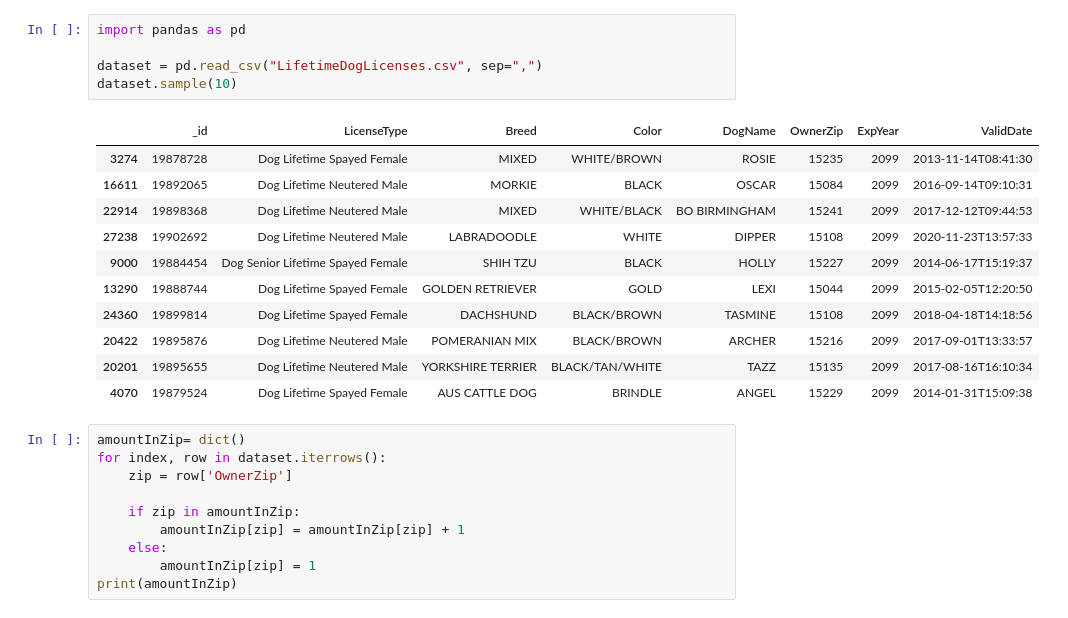
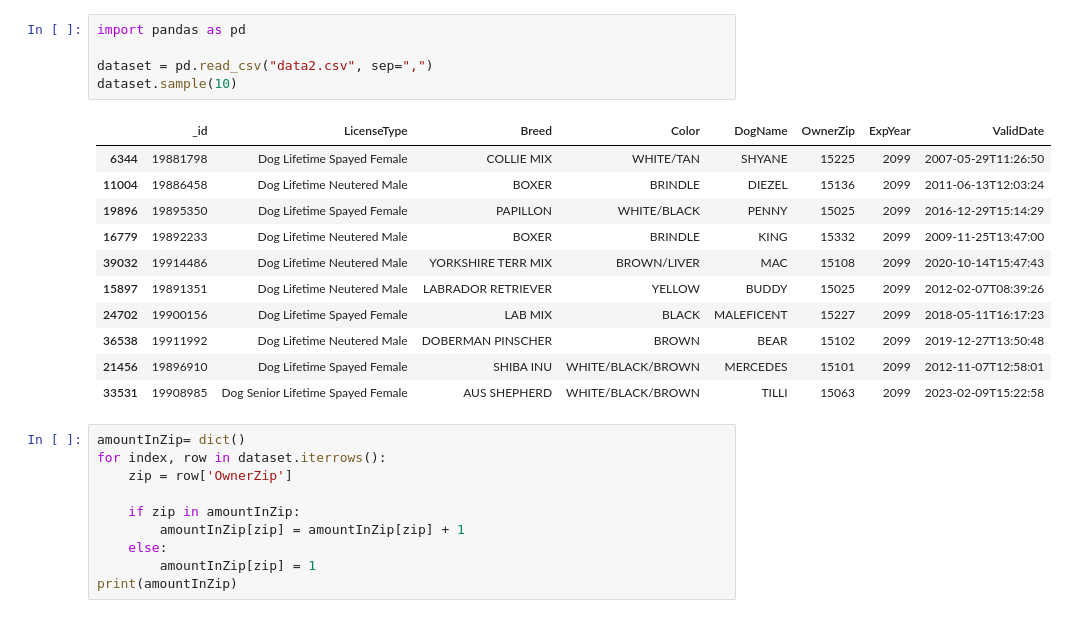
Before and after one commit to avacarragher/Final-Project, a Jupyter notebook: submetric2.ipynb, the cells around one changed output. Saved outputs shown, nothing was run; the diff lists cells and outputs as text.

```diff
--- a/submetric2.ipynb
+++ b/submetric2.ipynb
@@ -1,20 +1,20 @@
 # %%
 import pandas as pd
 
-dataset = pd.read_csv("LifetimeDogLicenses.csv", sep=",")
+dataset = pd.read_csv("data2.csv", sep=",")
 dataset.sample(10)
 # %% [output]
 |  | _id | LicenseType | Breed | Color | DogName | OwnerZip | ExpYear | ValidDate |
-| 3274 | 19878728 | Dog Lifetime Spayed Female | MIXED | WHITE/BROWN | ROSIE | 15235 | 2099 | 2013-11-14T08:41:30 |
-| 16611 | 19892065 | Dog Lifetime Neutered Male | MORKIE | BLACK | OSCAR | 15084 | 2099 | 2016-09-14T09:10:31 |
-| 22914 | 19898368 | Dog Lifetime Neutered Male | MIXED | WHITE/BLACK | BO BIRMINGHAM | 15241 | 2099 | 2017-12-12T09:44:53 |
-| 27238 | 19902692 | Dog Lifetime Neutered Male | LABRADOODLE | WHITE | DIPPER | 15108 | 2099 | 2020-11-23T13:57:33 |
-| 9000 | 19884454 | Dog Senior Lifetime Spayed Female | SHIH TZU | BLACK | HOLLY | 15227 | 2099 | 2014-06-17T15:19:37 |
-| 13290 | 19888744 | Dog Lifetime Spayed Female | GOLDEN RETRIEVER | GOLD | LEXI | 15044 | 2099 | 2015-02-05T12:20:50 |
-| 24360 | 19899814 | Dog Lifetime Spayed Female | DACHSHUND | BLACK/BROWN | TASMINE | 15108 | 2099 | 2018-04-18T14:18:56 |
-| 20422 | 19895876 | Dog Lifetime Neutered Male | POMERANIAN MIX | BLACK/BROWN | ARCHER | 15216 | 2099 | 2017-09-01T13:33:57 |
-| 20201 | 19895655 | Dog Lifetime Neutered Male | YORKSHIRE TERRIER | BLACK/TAN/WHITE | TAZZ | 15135 | 2099 | 2017-08-16T16:10:34 |
-| 4070 | 19879524 | Dog Lifetime Spayed Female | AUS CATTLE DOG | BRINDLE | ANGEL | 15229 | 2099 | 2014-01-31T15:09:38 |
+| 6344 | 19881798 | Dog Lifetime Spayed Female | COLLIE MIX | WHITE/TAN | SHYANE | 15225 | 2099 | 2007-05-29T11:26:50 |
+| 11004 | 19886458 | Dog Lifetime Neutered Male | BOXER | BRINDLE | DIEZEL | 15136 | 2099 | 2011-06-13T12:03:24 |
+| 19896 | 19895350 | Dog Lifetime Spayed Female | PAPILLON | WHITE/BLACK | PENNY | 15025 | 2099 | 2016-12-29T15:14:29 |
+| 16779 | 19892233 | Dog Lifetime Neutered Male | BOXER | BRINDLE | KING | 15332 | 2099 | 2009-11-25T13:47:00 |
+| 39032 | 19914486 | Dog Lifetime Neutered Male | YORKSHIRE TERR MIX | BROWN/LIVER | MAC | 15108 | 2099 | 2020-10-14T15:47:43 |
+| 15897 | 19891351 | Dog Lifetime Neutered Male | LABRADOR RETRIEVER | YELLOW | BUDDY | 15025 | 2099 | 2012-02-07T08:39:26 |
+| 24702 | 19900156 | Dog Lifetime Spayed Female | LAB MIX | BLACK | MALEFICENT | 15227 | 2099 | 2018-05-11T16:17:23 |
+| 36538 | 19911992 | Dog Lifetime Neutered Male | DOBERMAN PINSCHER | BROWN | BEAR | 15102 | 2099 | 2019-12-27T13:50:48 |
+| 21456 | 19896910 | Dog Lifetime Spayed Female | SHIBA INU | WHITE/BLACK/BROWN | MERCEDES | 15101 | 2099 | 2012-11-07T12:58:01 |
+| 33531 | 19908985 | Dog Senior Lifetime Spayed Female | AUS SHEPHERD | WHITE/BLACK/BROWN | TILLI | 15063 | 2099 | 2023-02-09T15:22:58 |
 # %%
 amountInZip= dict()
 for index, row in dataset.iterrows():
```
Also changed, not shown: parts of 2 cells of this notebook.
